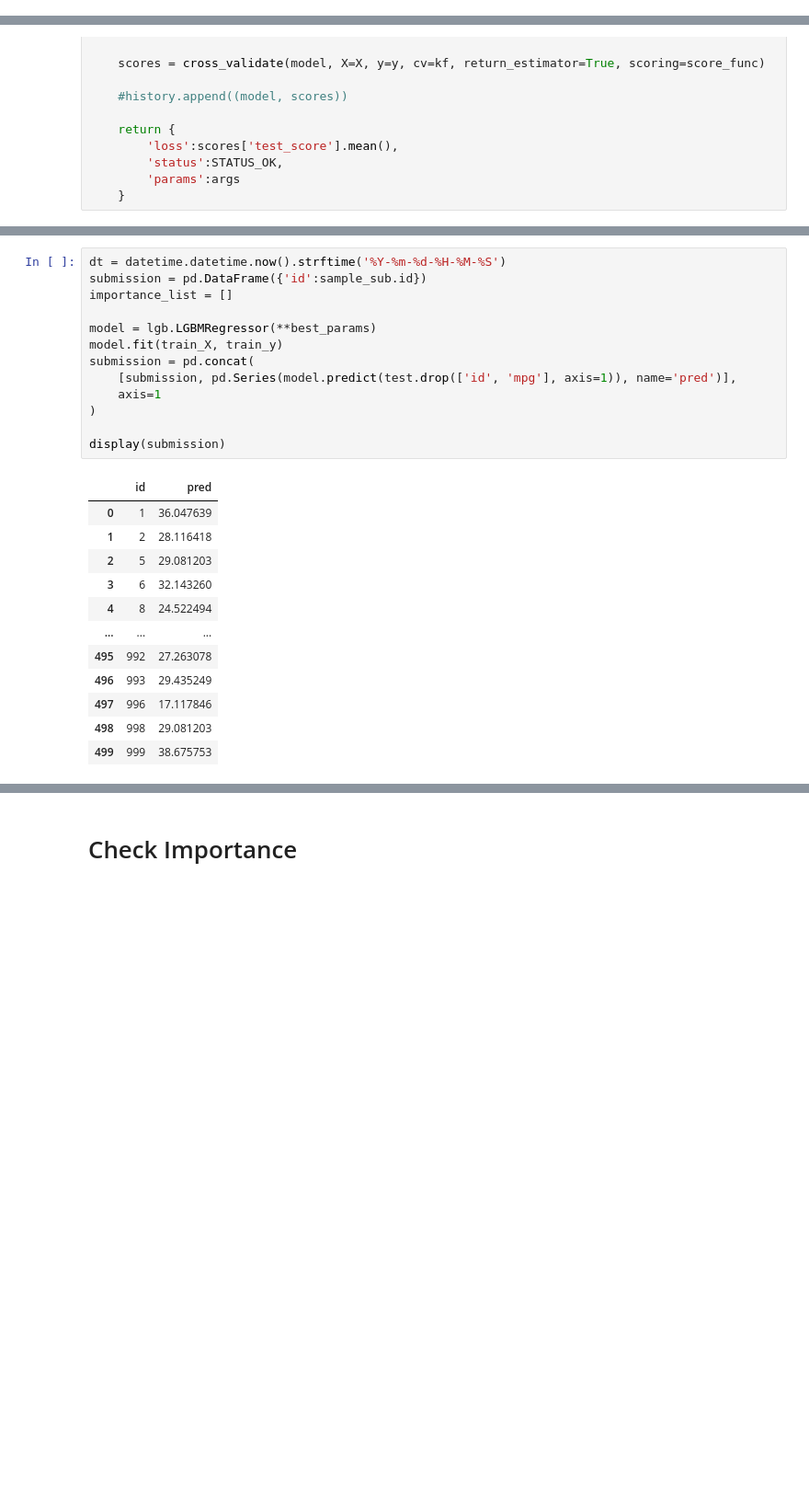
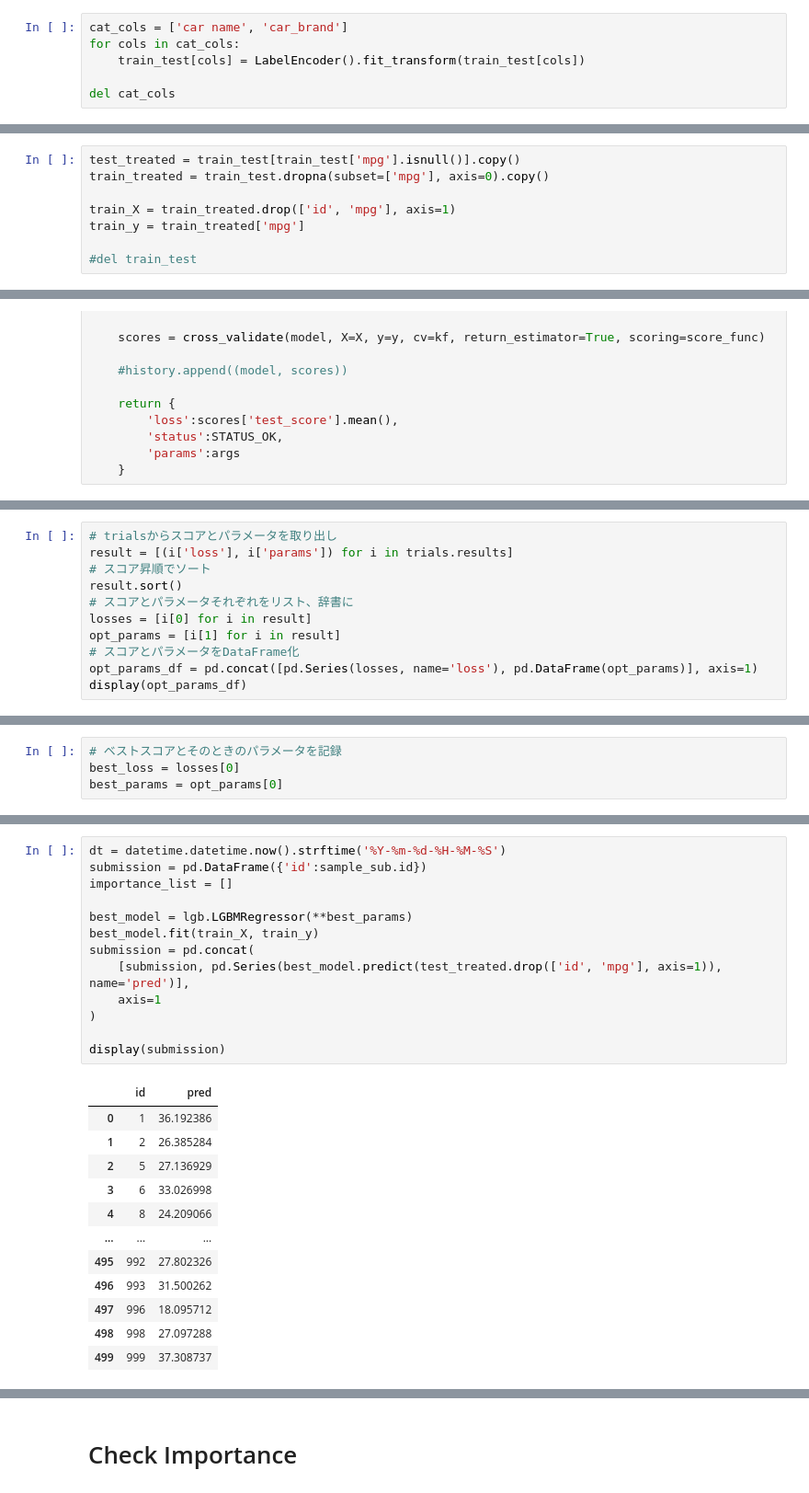
Before and after one commit to YusukeAmg/SIGNATE_4th_BeginnerOnlyCompetition, a Jupyter notebook: notebook/LightGBM.ipynb, the cells around one changed output, grey strips where cells are left out. Shown: that part at 92% size. Drawn from its saved outputs; the diff is of its cells as text; blank space fills up the shorter version.

Commit message:
Some Trials
LightGBM & SVR tuning
try EnsambleStacking sample code
Create NeuralNetwork model(from kagglebook)

```diff
--- a/notebook/LightGBM.ipynb
+++ b/notebook/LightGBM.ipynb
@@ -41,0 +71,6 @@ train_y = train['mpg']
+# %%
+cat_cols = ['car name', 'car_brand']
+for cols in cat_cols:
+    train_test[cols] = LabelEncoder().fit_transform(train_test[cols])
+
+del cat_cols
@@ -42,3 +79,11 @@ train_y = train['mpg']
+# %%
+test_treated = train_test[train_test['mpg'].isnull()].copy()
+train_treated = train_test.dropna(subset=['mpg'], axis=0).copy()
+
+train_X = train_treated.drop(['id', 'mpg'], axis=1)
+train_y = train_treated['mpg']
+
+#del train_test
 # %%
 def RMSE(y_true, y_pred):
     return(np.sqrt(MSE(y_true, y_pred)))
@@ -163,0 +156,11 @@ best parameters:
+# %%
+# trialsからスコアとパラメータを取り出し
+result = [(i['loss'], i['params']) for i in trials.results]
+# スコア昇順でソート
+result.sort()
+# スコアとパラメータそれぞれをリスト、辞書に
+losses = [i[0] for i in result]
+opt_params = [i[1] for i in result]
+# スコアとパラメータをDataFrame化
+opt_params_df = pd.concat([pd.Series(losses, name='loss'), pd.DataFrame(opt_params)], axis=1)
+display(opt_params_df)
@@ -163,0 +186,4 @@ best parameters:
+# %%
+# ベストスコアとそのときのパラメータを記録
+best_loss = losses[0]
+best_params = opt_params[0]
@@ -164,27 +211,27 @@ best parameters:
 # %%
 dt = datetime.datetime.now().strftime('%Y-%m-%d-%H-%M-%S')
 submission = pd.DataFrame({'id':sample_sub.id})
 importance_list = []
 
-model = lgb.LGBMRegressor(**best_params)
-model.fit(train_X, train_y)
+best_model = lgb.LGBMRegressor(**best_params)
+best_model.fit(train_X, train_y)
 submission = pd.concat(
-    [submission, pd.Series(model.predict(test.drop(['id', 'mpg'], axis=1)), name='pred')],
+    [submission, pd.Series(best_model.predict(test_treated.drop(['id', 'mpg'], axis=1)), name='pred')],
     axis=1
 )
 
 display(submission)
 # %% [output]
 |  | id | pred |
-| 0 | 1 | 36.047639 |
-| 1 | 2 | 28.116418 |
-| 2 | 5 | 29.081203 |
-| 3 | 6 | 32.143260 |
-| 4 | 8 | 24.522494 |
+| 0 | 1 | 36.192386 |
+| 1 | 2 | 26.385284 |
+| 2 | 5 | 27.136929 |
+| 3 | 6 | 33.026998 |
+| 4 | 8 | 24.209066 |
 | ... | ... | ... |
-| 495 | 992 | 27.263078 |
-| 496 | 993 | 29.435249 |
-| 497 | 996 | 17.117846 |
-| 498 | 998 | 29.081203 |
-| 499 | 999 | 38.675753 |
+| 495 | 992 | 27.802326 |
+| 496 | 993 | 31.500262 |
+| 497 | 996 | 18.095712 |
+| 498 | 998 | 27.097288 |
+| 499 | 999 | 37.308737 |
 500 rows × 2 columns
```
Also changed, not shown: parts of 25 cells of this notebook, 4 other files.
